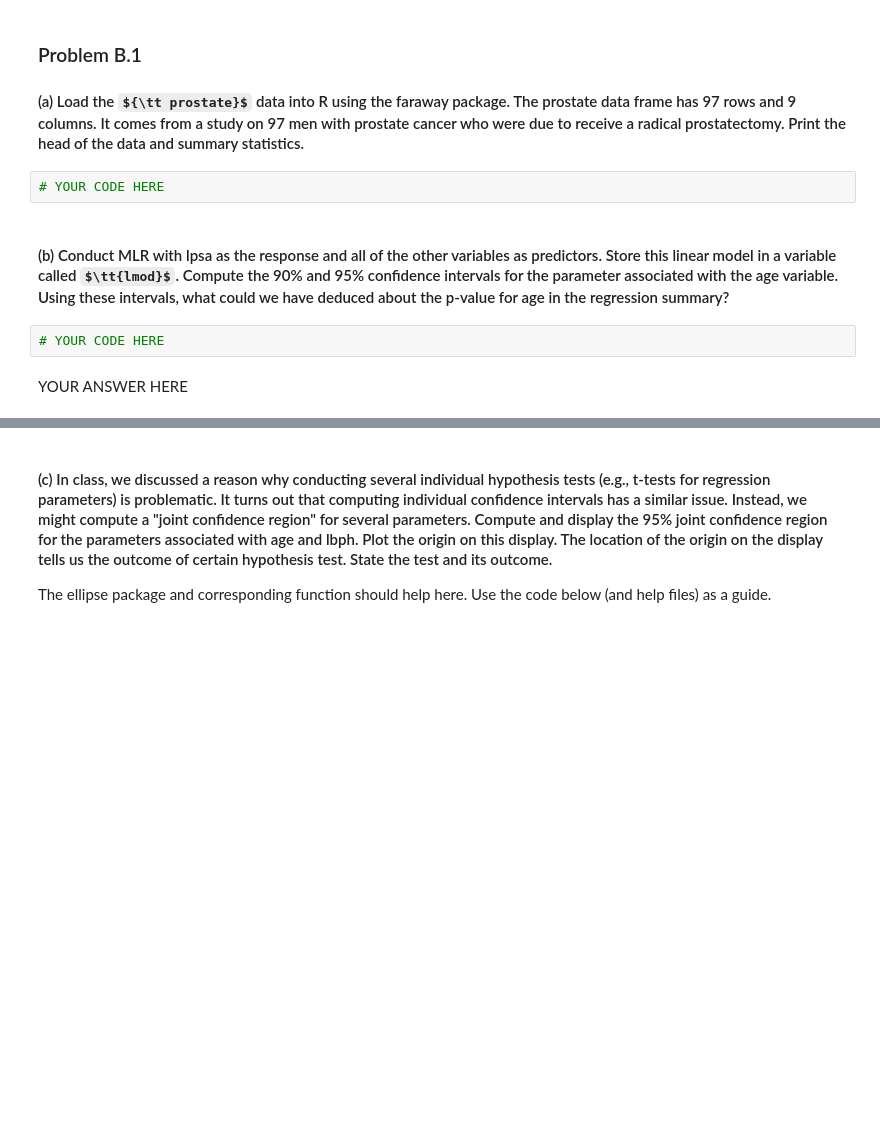
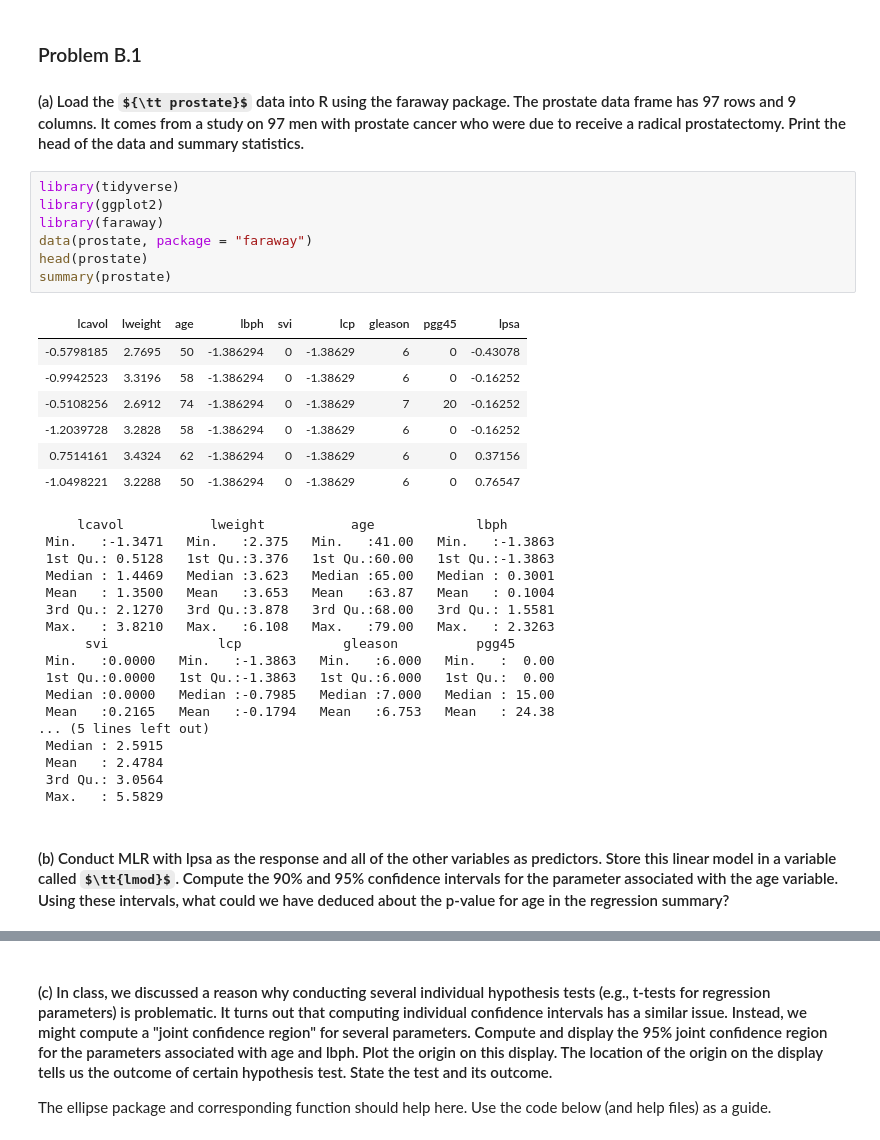
Before and after one commit to jmox0351/Stat_4010_hwrk4, a Jupyter notebook: STAT4010-5010_Sp20_HW4.ipynb, the cells around one changed output, grey strips where cells are left out. Cells and saved outputs as stored; diff of their text form; some formulas as TeX source; blank space fills up the shorter version.

```diff
--- a/STAT4010-5010_Sp20_HW4.ipynb
+++ b/STAT4010-5010_Sp20_HW4.ipynb
@@ -71,11 +71,37 @@ YOUR ANSWER HERE
 ### Problem B.1
 
 #### (a) Load the ${\tt prostate}$ data into R using the faraway package. The prostate data frame has 97 rows and 9 columns. It comes from a study on 97 men with prostate cancer who were due to receive a radical prostatectomy. Print the head of the data and summary statistics.
-# %%
-# YOUR CODE HERE
+# %%
+library(tidyverse)
+library(ggplot2)
+library(faraway)
+data(prostate, package = "faraway")
+head(prostate)
+summary(prostate)
+# %% [output]
+| lcavol | lweight | age | lbph | svi | lcp | gleason | pgg45 | lpsa |
+| -0.5798185 | 2.7695 | 50 | -1.386294 | 0 | -1.38629 | 6 | 0 | -0.43078 |
+| -0.9942523 | 3.3196 | 58 | -1.386294 | 0 | -1.38629 | 6 | 0 | -0.16252 |
+| -0.5108256 | 2.6912 | 74 | -1.386294 | 0 | -1.38629 | 7 | 20 | -0.16252 |
+| -1.2039728 | 3.2828 | 58 | -1.386294 | 0 | -1.38629 | 6 | 0 | -0.16252 |
+| 0.7514161 | 3.4324 | 62 | -1.386294 | 0 | -1.38629 | 6 | 0 | 0.37156 |
+| -1.0498221 | 3.2288 | 50 | -1.386294 | 0 | -1.38629 | 6 | 0 | 0.76547 |
+     lcavol           lweight           age             lbph
+ Min.   :-1.3471   Min.   :2.375   Min.   :41.00   Min.   :-1.3863
+ 1st Qu.: 0.5128   1st Qu.:3.376   1st Qu.:60.00   1st Qu.:-1.3863
+ Median : 1.4469   Median :3.623   Median :65.00   Median : 0.3001
+ Mean   : 1.3500   Mean   :3.653   Mean   :63.87   Mean   : 0.1004
+ 3rd Qu.: 2.1270   3rd Qu.:3.878   3rd Qu.:68.00   3rd Qu.: 1.5581
+ Max.   : 3.8210   Max.   :6.108   Max.   :79.00   Max.   : 2.3263
+      svi              lcp             gleason          pgg45
+ Min.   :0.0000   Min.   :-1.3863   Min.   :6.000   Min.   :  0.00
+ 1st Qu.:0.0000   1st Qu.:-1.3863   1st Qu.:6.000   1st Qu.:  0.00
+ Median :0.0000   Median :-0.7985   Median :7.000   Median : 15.00
+ Mean   :0.2165   Mean   :-0.1794   Mean   :6.753   Mean   : 24.38
+... (5 lines left out)
+ Median : 2.5915
+ Mean   : 2.4784
+ 3rd Qu.: 3.0564
+ Max.   : 5.5829
 # %% [markdown]
 #### (b) Conduct MLR with lpsa as the response and all of the other variables as predictors. Store this linear model in a variable called $\tt{lmod}$. Compute the 90% and 95% confidence intervals for the parameter associated with the age variable. Using these intervals, what could we have deduced about the p-value for age in the regression summary?
-# %%
-# YOUR CODE HERE
-# %% [markdown]
-YOUR ANSWER HERE
```
Also changed, not shown: parts of 32 cells of this notebook.
